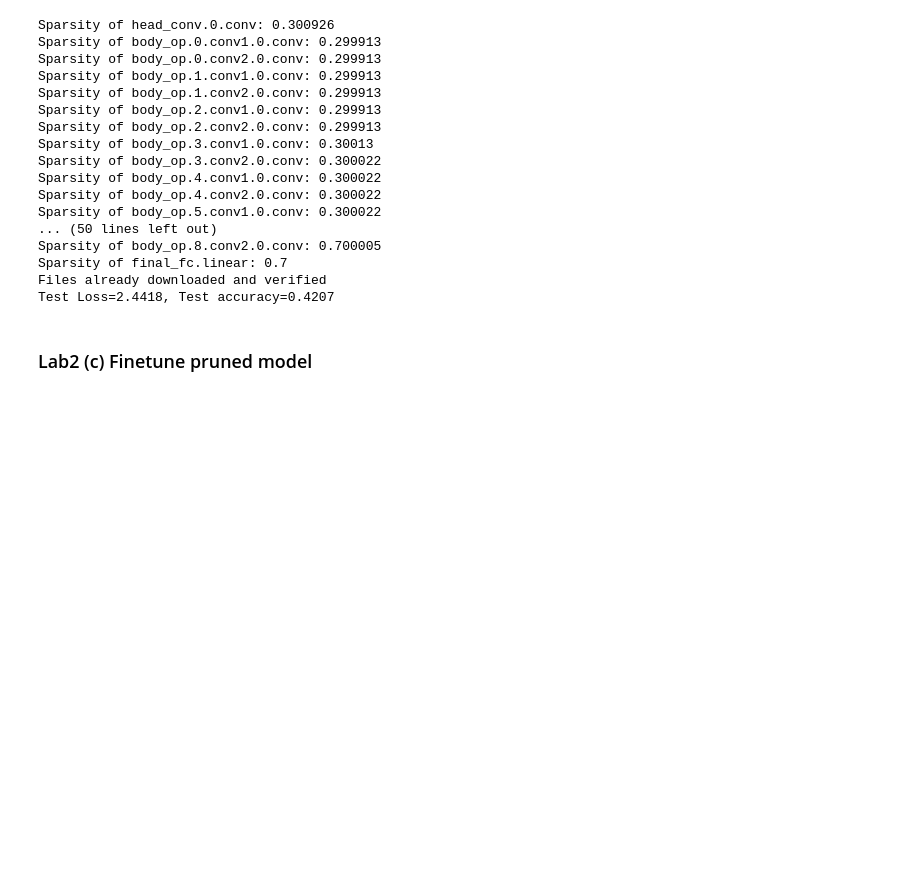
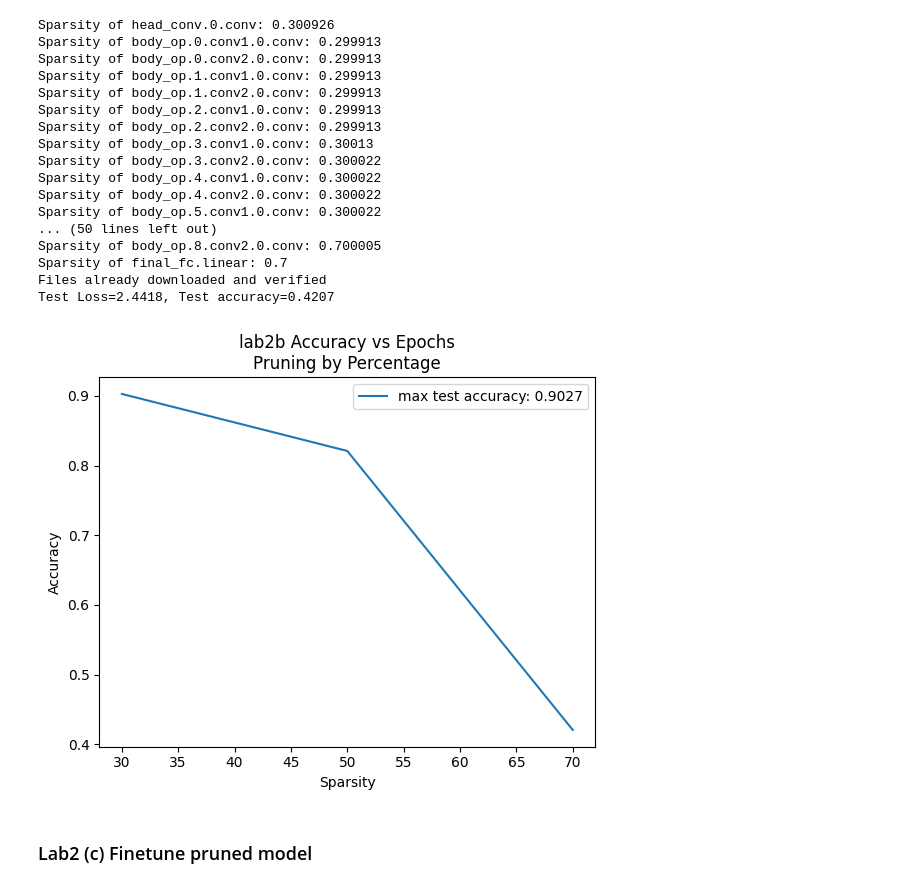
Before and after one commit to danyjabban/Representation_Learning, a Jupyter notebook: HW4/hw4.ipynb, the cells around one changed output. Cells and saved outputs as stored; diff of their text form; code cells hidden in the pictures; blank space fills up the shorter version.

```diff
--- a/HW4/hw4.ipynb
+++ b/HW4/hw4.ipynb
@@ -56,6 +57,9 @@ def prune_by_percentage(layer, q):
     return
 # %%
 q_list = np.array([0.3, 0.5, 0.7]) * 100
+
+test_acc_prune_by_perc = []
+
 for q_val in q_list:
     net.load_state_dict(torch.load("pretrained_model.pt"))
     for name, layer in net.named_modules():
@@ -73,7 +77,7 @@ for q_val in q_list:
             ## Print sparsity
             # print('Sparsity of ' + name + ': '+ str(zeros/total))
             print('Sparsity of %s: %g' % (name, zeros/total))
-    test(net)
+    test_acc_prune_by_perc.append(test(net))
 # %% [output]
 Sparsity of head_conv.0.conv: 0.300926
 Sparsity of body_op.0.conv1.0.conv: 0.299913
@@ -92,6 +96,17 @@ Sparsity of body_op.8.conv2.0.conv: 0.700005
 Sparsity of final_fc.linear: 0.7
 Files already downloaded and verified
 Test Loss=2.4418, Test accuracy=0.4207
+# %%
+fig, ax = plt.subplots(1, 1)
+ax.plot(q_list, test_acc_prune_by_perc, label='max test accuracy: %g' % np.max(test_acc_prune_by_perc))
+ax.set_xlabel('Sparsity')
+ax.set_ylabel('Accuracy')
+ax.set_title('lab2b Accuracy vs Epochs\nPruning by Percentage')
+ax.legend()
+
+plt.savefig('lab2b.pdf', dpi=500, bbox_inches='tight')
+# %% [output]
+[figure, added]
 # %% [markdown]
 ### Lab2 (c) Finetune pruned model
 # %%
```
Also changed, not shown: parts of 24 cells of this notebook.
